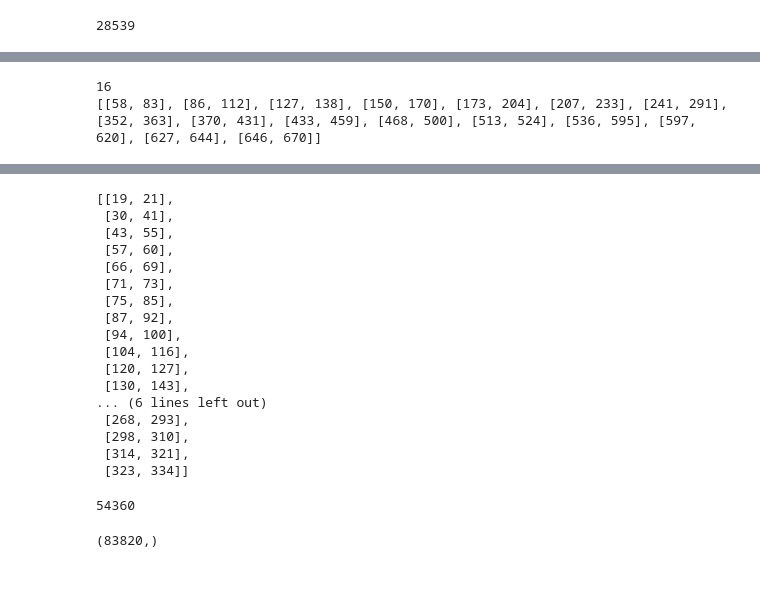
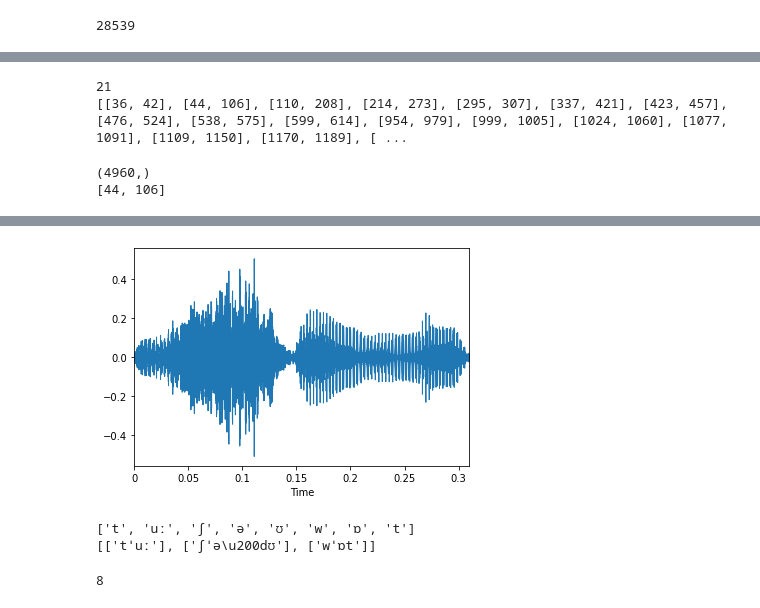
Before and after one commit to Majkil/Artefact, a Jupyter notebook: pg Split audio.ipynb, the cells around one changed output, grey strips where cells are left out. Cells and saved outputs as stored; diff of their text form; code cells hidden in the pictures; blank space fills up the shorter version.

```diff
--- a/pg Split audio.ipynb
+++ b/pg Split audio.ipynb
@@ -68,33 +57,26 @@ for x in range(len(n)):
 # %%
+#Split by silence
 from energy_split import *
-segments = Split(audio,hop_length,frame_length)
+segments = Split(audio,hop_length,frame_length,min_duration=3, energy_threshold=0.05)
 print(len(segments))
 print(segments)
 # %% [output]
-16
-[[58, 83], [86, 112], [127, 138], [150, 170], [173, 204], [207, 233], [241, 291], [352, 363], [370, 431], [433, 459], [468, 500], [513, 524], [536, 595], [597, 620], [627, 644], [646, 670]]
+21
+[[36, 42], [44, 106], [110, 208], [214, 273], [295, 307], [337, 421], [423, 457], [476, 524], [538, 575], [599, 614], [954, 979], [999, 1005], [1024, 1060], [1077, 1091], [1109, 1150], [1170, 1189], [ ...
 # %%
-section = trimmed[]
+# checking segment audio
+selected = 1
+section = segments[selected]
+section_data = audio[section[0]*hop_length:section[1]*hop_length]
+print(section_data.shape)
+print(section)
+
+normed = normalize(librosa.feature.rms(audio[section[0]*hop_length:section[1]*hop_length], hop_length=hop_length,
+                            frame_length=frame_length).flatten())
+librosa.display.waveplot(section_data, sr=sr)
 ipd.Audio(audio[section[0]*hop_length:section[1]*hop_length], rate=sr)
 # %% [output]
+(4960,)
+[44, 106]
 [interactive output not drawn]
+[figure, added]
-# %%
-segments
-# %% [output]
-[[19, 21],
- [30, 41],
- [43, 55],
- [57, 60],
- [66, 69],
- [71, 73],
- [75, 85],
- [87, 92],
- [94, 100],
- [104, 116],
- [120, 127],
- [130, 143],
-... (6 lines left out)
- [268, 293],
- [298, 310],
- [314, 321],
- [323, 334]]
@@ -107,9 +83,20 @@ for x in segments:
-# %%
-blank = []
-for x in segments:
-    blank.insert( len(blank)audio[x[0]*hop_length:x[1]*hop_length] )
-    #print(audio[x[0]*hop_length:x[1]*hop_length])
-blank
-# %% [output]
-54360
-(83820,)
+# %%
+from m_dictionary import *
+#print(get_phonemes_for_word(query_string='bronze'))
+#print(get_phonemes_for_word(query_string='slip'))
+sectionphones = get_phonemes_for_sentence(sentence = 'to show what')
+phone_array = []
+for word in sectionphones:
+    for char in word[0]:
+        if char != "ˈ" and char != '\u200d':
+            if char =='ː':
+                phone_array[-1] = phone_array[-1]+char
+            else:
+                phone_array.append(char)
+print(phone_array)
+print(sectionphones)
+len(phone_array)
+# %% [output]
+['t', 'uː', 'ʃ', 'ə', 'ʊ', 'w', 'ɒ', 't']
+[['tˈuː'], ['ʃˈə\u200dʊ'], ['wˈɒt']]
+8
```
Also changed, not shown: parts of 32 cells of this notebook, 3 other files.
